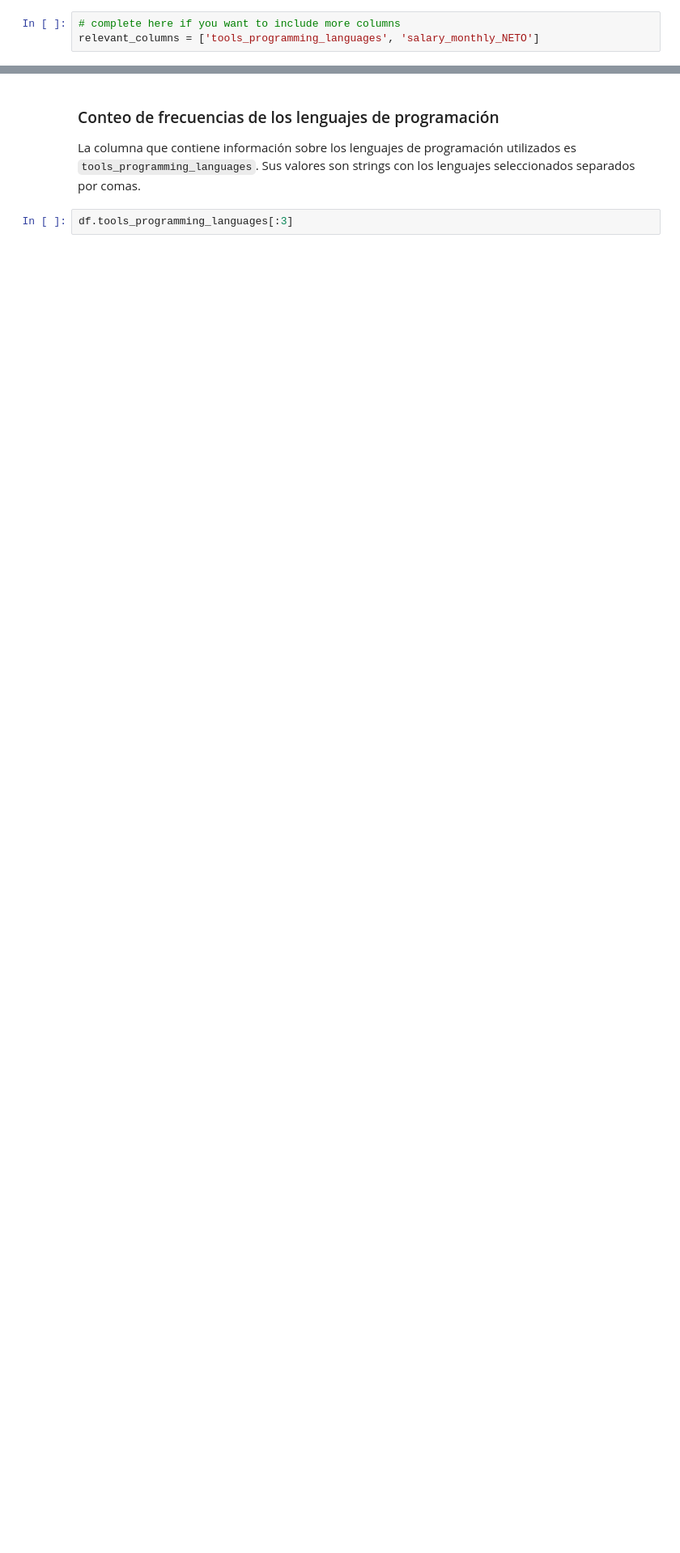
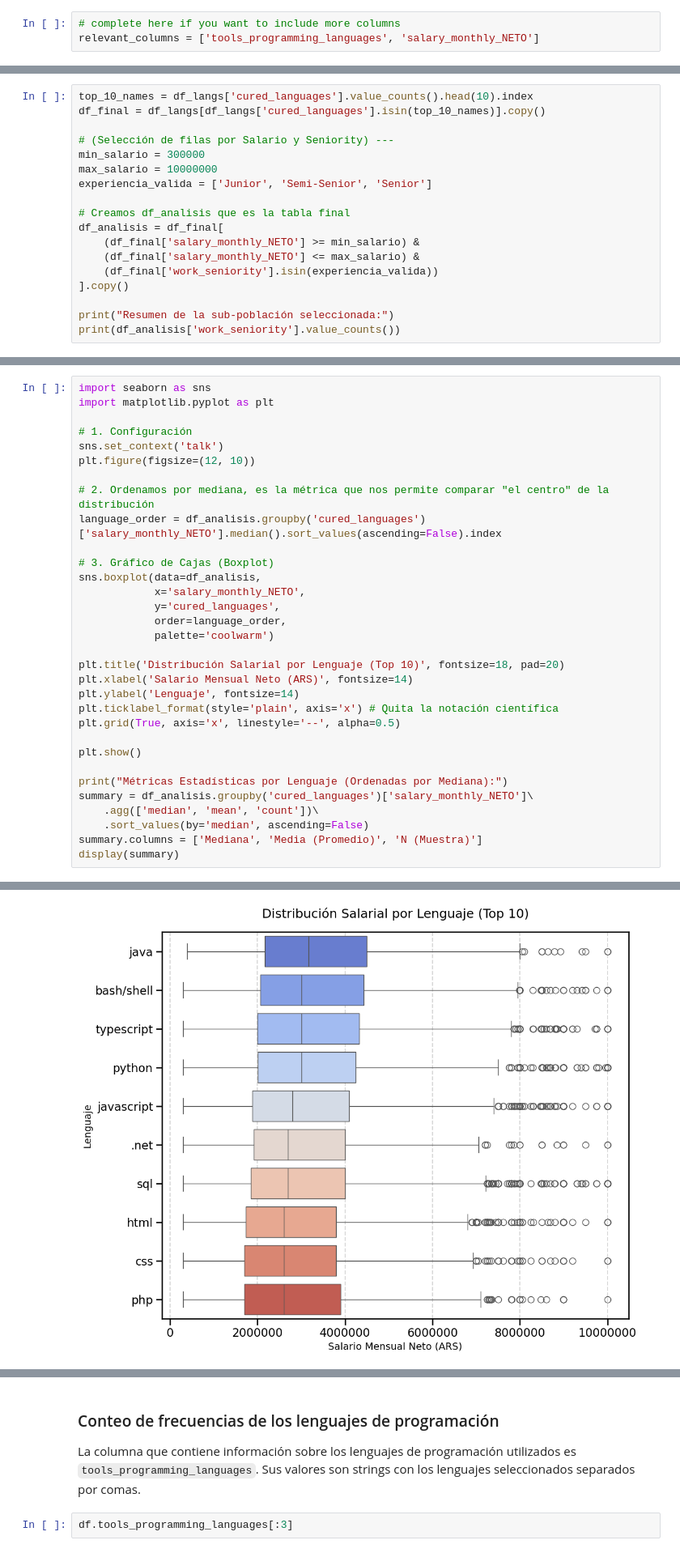
Before and after one commit to agustinanedel/Diplomatura2026, a Jupyter notebook: Copia_de_Entregable_Parte_1.ipynb, the cells around one changed output, grey strips where cells are left out. Shown at 81% size. Cells and saved outputs as stored; diff of their text form; blank space fills up the shorter version.

```diff
--- a/Copia_de_Entregable_Parte_1.ipynb
+++ b/Copia_de_Entregable_Parte_1.ipynb
@@ -60,0 +213,18 @@ relevant_columns = ['tools_programming_languages', 'salary_monthly_NETO']
+# %%
+top_10_names = df_langs['cured_languages'].value_counts().head(10).index
+df_final = df_langs[df_langs['cured_languages'].isin(top_10_names)].copy()
+
+# (Selección de filas por Salario y Seniority) ---
+min_salario = 300000
+max_salario = 10000000
+experiencia_valida = ['Junior', 'Semi-Senior', 'Senior']
+
+# Creamos df_analisis que es la tabla final
+df_analisis = df_final[
+    (df_final['salary_monthly_NETO'] >= min_salario) &
+    (df_final['salary_monthly_NETO'] <= max_salario) &
+    (df_final['work_seniority'].isin(experiencia_valida))
+].copy()
+
+print("Resumen de la sub-población seleccionada:")
+print(df_analisis['work_seniority'].value_counts())
@@ -60,0 +262,33 @@ relevant_columns = ['tools_programming_languages', 'salary_monthly_NETO']
+# %%
+import seaborn as sns
+import matplotlib.pyplot as plt
+
+# 1. Configuración
+sns.set_context('talk')
+plt.figure(figsize=(12, 10))
+
+# 2. Ordenamos por mediana, es la métrica que nos permite comparar "el centro" de la distribución
+language_order = df_analisis.groupby('cured_languages')['salary_monthly_NETO'].median().sort_values(ascending=False).index
+
+# 3. Gráfico de Cajas (Boxplot)
+sns.boxplot(data=df_analisis,
+            x='salary_monthly_NETO',
+            y='cured_languages',
+            order=language_order,
+            palette='coolwarm')
+
+plt.title('Distribución Salarial por Lenguaje (Top 10)', fontsize=18, pad=20)
+plt.xlabel('Salario Mensual Neto (ARS)', fontsize=14)
+plt.ylabel('Lenguaje', fontsize=14)
+plt.ticklabel_format(style='plain', axis='x') # Quita la notación científica
+plt.grid(True, axis='x', linestyle='--', alpha=0.5)
+
+plt.show()
+
+print("Métricas Estadísticas por Lenguaje (Ordenadas por Mediana):")
+summary = df_analisis.groupby('cured_languages')['salary_monthly_NETO']\
+    .agg(['median', 'mean', 'count'])\
+    .sort_values(by='median', ascending=False)
+summary.columns = ['Mediana', 'Media (Promedio)', 'N (Muestra)']
+display(summary)
+# %% [output]
@@ -60,0 +298 @@ relevant_columns = ['tools_programming_languages', 'salary_monthly_NETO']
+[figure, added]
```
Also changed, not shown: parts of 23 cells of this notebook.
